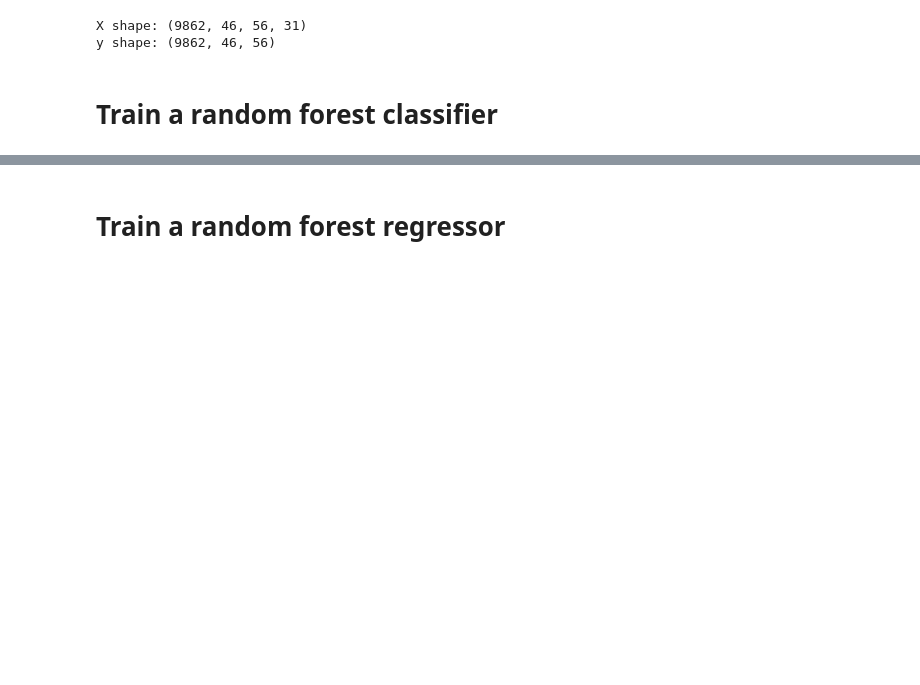
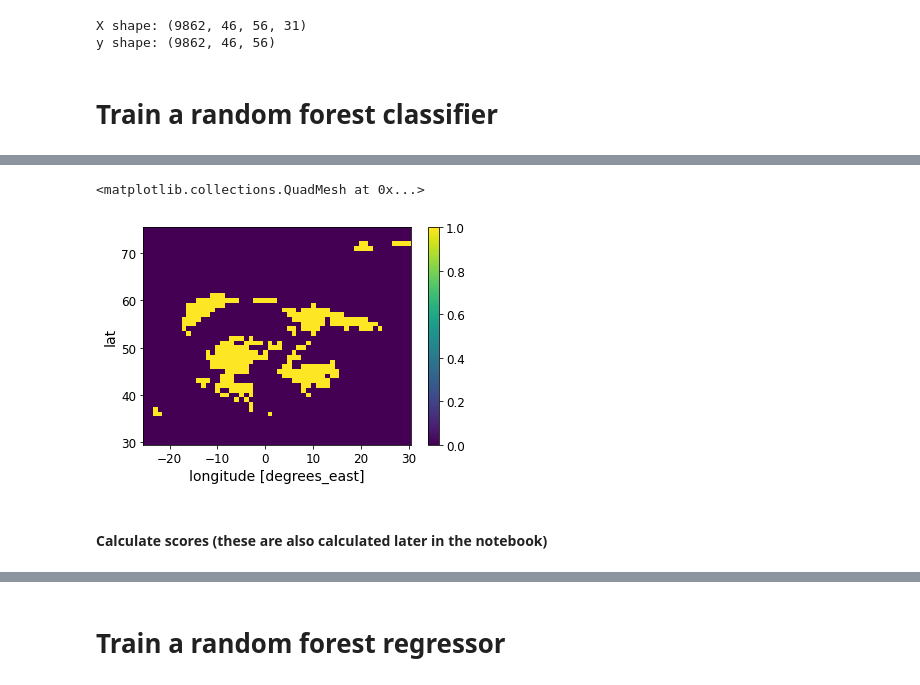
Before and after one commit to ML-precip/precip-predict, a Jupyter notebook: Random_forest.ipynb, the cells around one changed output, grey strips where cells are left out. Drawn from its saved outputs; the diff is of its cells as text; code cells hidden in the pictures; blank space fills up the shorter version.

Commit message:
working on RF predictions and scores

```diff
--- a/Random_forest.ipynb
+++ b/Random_forest.ipynb
@@ -340,3 +367,14 @@ Wall time: 1min 10s
+# %%
+y_pred_xtrm_test = create_xarray_frompred(y_test_preds, lats_y, lons_x)
+y_pred_xtrm_train = create_xarray_frompred(y_train_preds, lats_y, lons_x)
+# %%
+# as an example
+y_pred_xtrm_test[800,:,:].plot()
+# %% [output]
+<matplotlib.collections.QuadMesh at 0x...>
+[figure, added]
+# %% [markdown]
+#### Calculate scores (these are also calculated later in the notebook)
 # %%
 %%time
 auc = xr.apply_ufunc(
```
Also changed, not shown: parts of 45 cells of this notebook, 2 other files.
